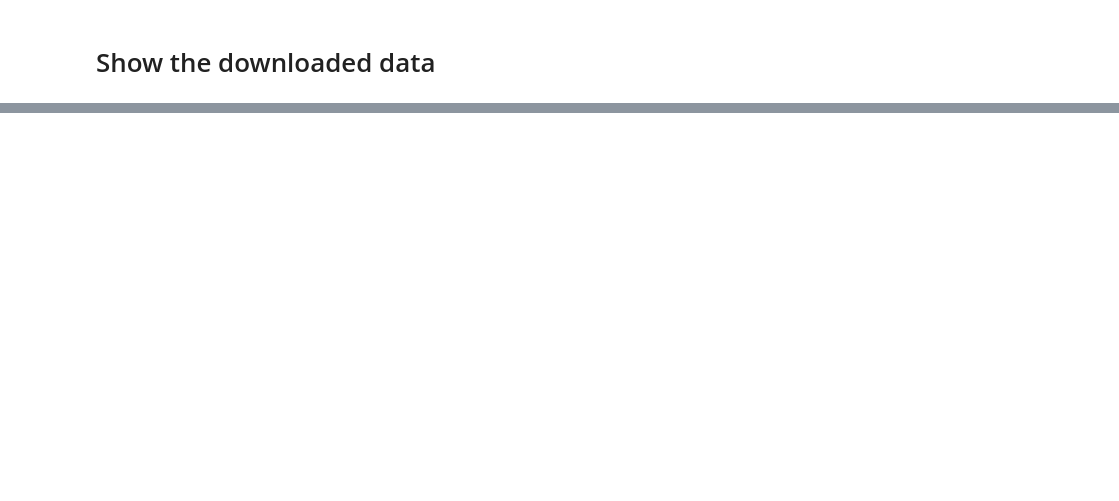
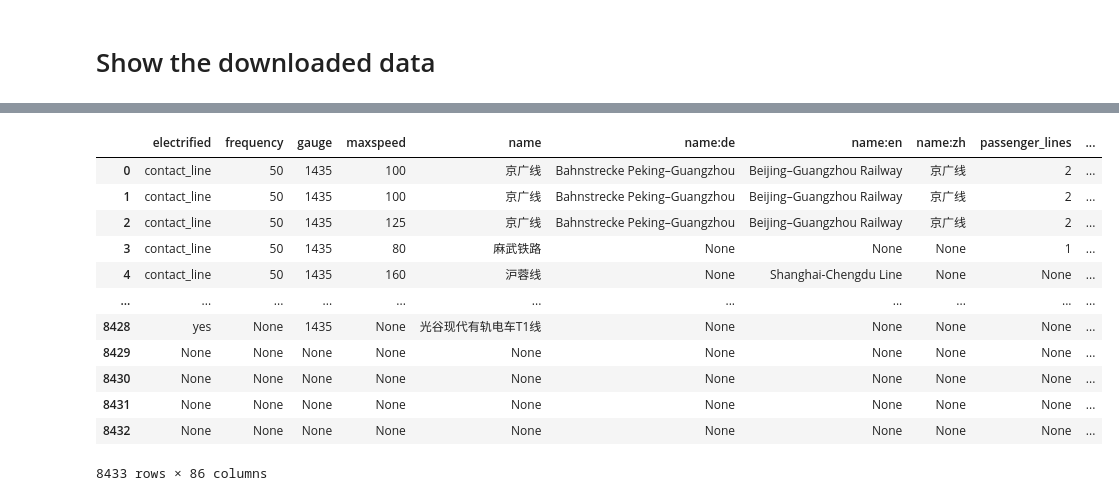
Before and after one commit to gladcolor/LLM-Find, a Jupyter notebook: LLM_Find.ipynb, the cells around one changed output, grey strips where cells are left out. Drawn from its saved outputs; the diff is of its cells as text; code cells hidden in the pictures; blank space fills up the shorter version.

```diff
--- a/LLM_Find.ipynb
+++ b/LLM_Find.ipynb
@@ -331,0 +465,16 @@ saved_fname
+# %%
+gdf
+# %% [output]
+|  | electrified | frequency | gauge | maxspeed | name | name:de | name:en | name:zh | passenger_lines | ... |
+| 0 | contact_line | 50 | 1435 | 100 | 京广线 | Bahnstrecke Peking–Guangzhou | Beijing–Guangzhou Railway | 京广线 | 2 | ... |
+| 1 | contact_line | 50 | 1435 | 100 | 京广线 | Bahnstrecke Peking–Guangzhou | Beijing–Guangzhou Railway | 京广线 | 2 | ... |
+| 2 | contact_line | 50 | 1435 | 125 | 京广线 | Bahnstrecke Peking–Guangzhou | Beijing–Guangzhou Railway | 京广线 | 2 | ... |
+| 3 | contact_line | 50 | 1435 | 80 | 麻武铁路 | None | None | None | 1 | ... |
+| 4 | contact_line | 50 | 1435 | 160 | 沪蓉线 | None | Shanghai-Chengdu Line | None | None | ... |
+| ... | ... | ... | ... | ... | ... | ... | ... | ... | ... | ... |
+| 8428 | yes | None | 1435 | None | 光谷现代有轨电车T1线 | None | None | None | None | ... |
+| 8429 | None | None | None | None | None | None | None | None | None | ... |
+| 8430 | None | None | None | None | None | None | None | None | None | ... |
+| 8431 | None | None | None | None | None | None | None | None | None | ... |
+| 8432 | None | None | None | None | None | None | None | None | None | ... |
+8433 rows × 86 columns
```
Also changed, not shown: parts of 20 cells of this notebook, 3 other files.
